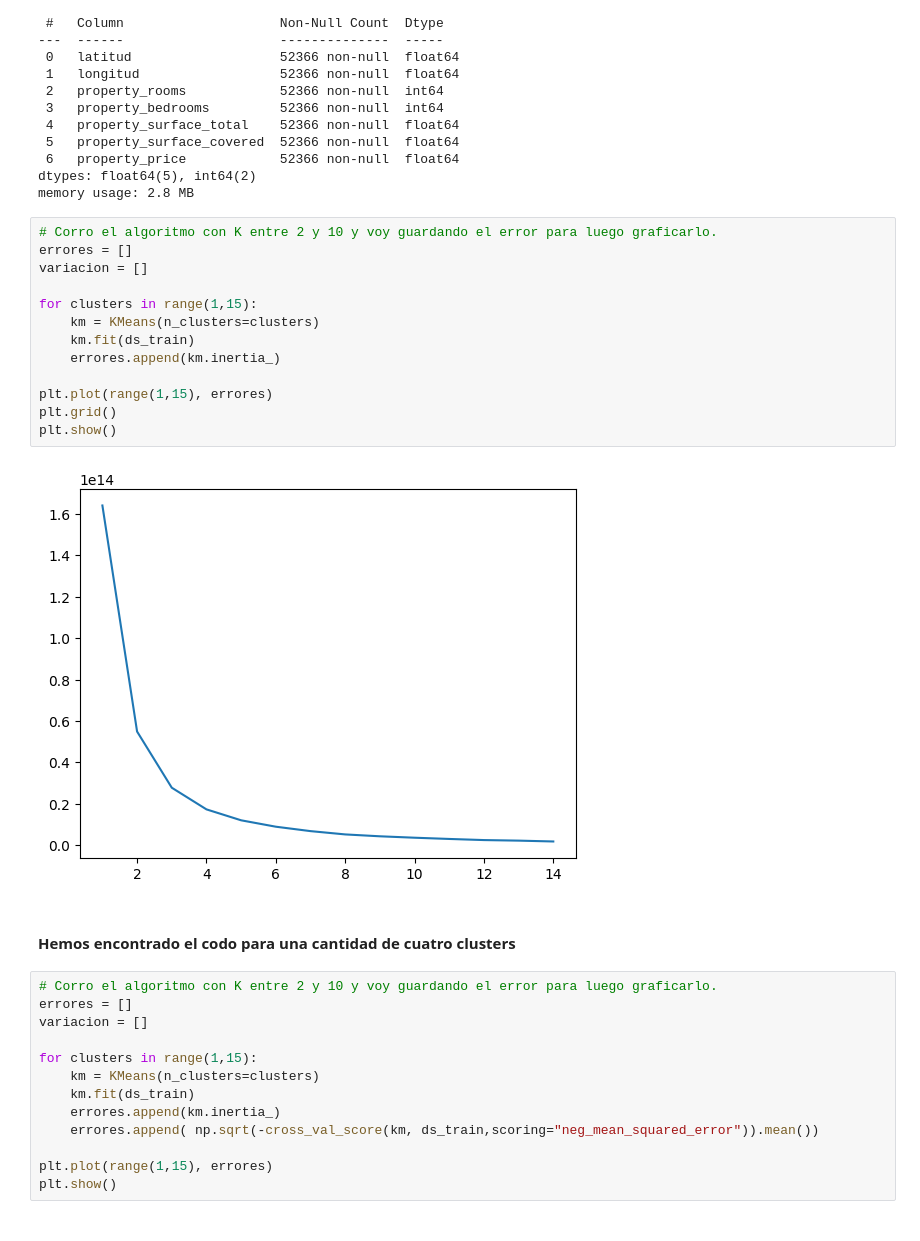
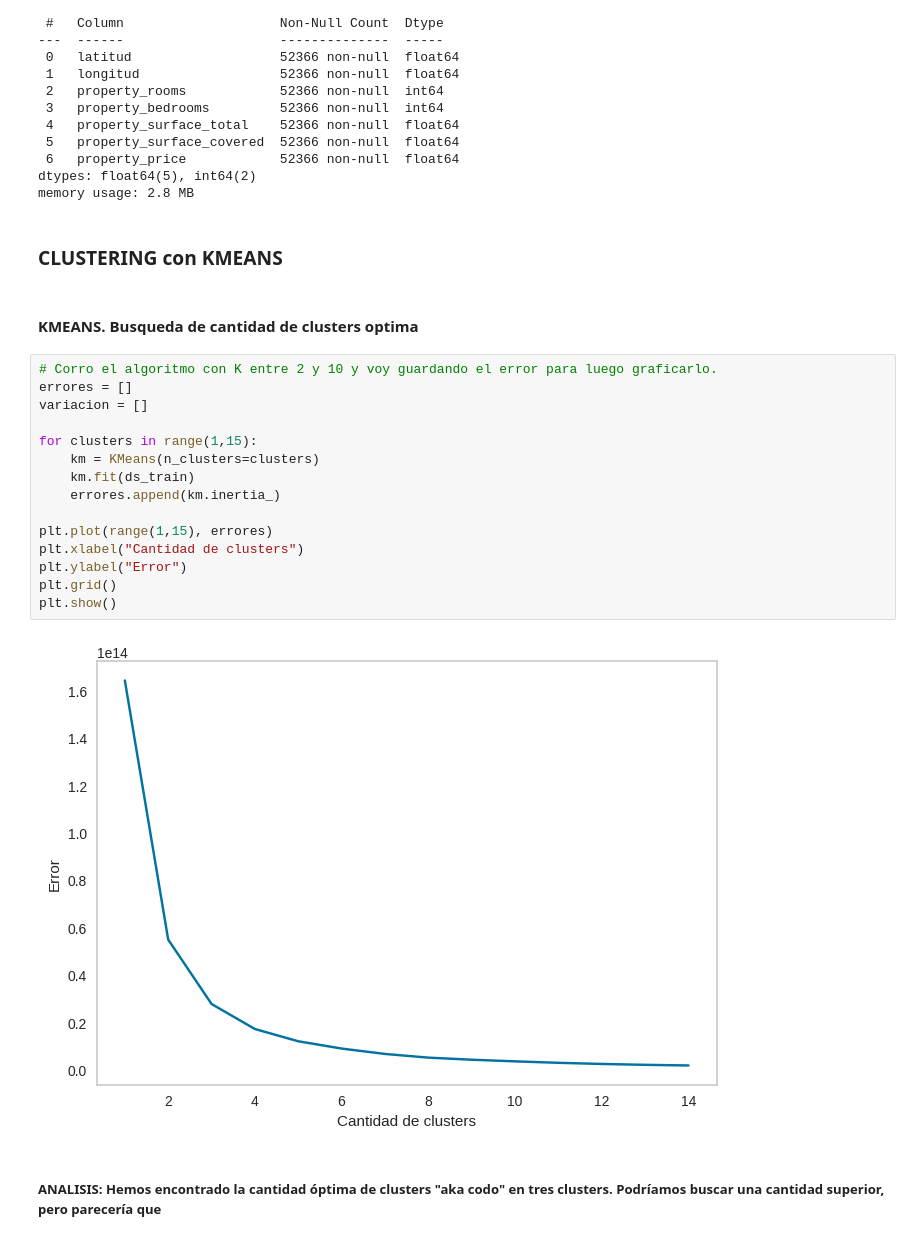
Before and after one commit to sttesta3/7506R-1C2024-GRUPO08, a Jupyter notebook: Clustering.ipynb, the cells around one changed output. Drawn from its saved outputs; the diff is of its cells as text.

Commit message:
WIP: Tres o cuatro clusters

```diff
--- a/Clustering.ipynb
+++ b/Clustering.ipynb
@@ -49,34 +51,27 @@ Data columns (total 7 columns):
  6   property_price            52366 non-null  float64
 dtypes: float64(5), int64(2)
 memory usage: 2.8 MB
+# %% [markdown]
+### CLUSTERING con KMEANS
+# %% [markdown]
+#### KMEANS. Busqueda de cantidad de clusters optima
 # %%
 # Corro el algoritmo con K entre 2 y 10 y voy guardando el error para luego graficarlo.
 errores = []
 variacion = []
 
 for clusters in range(1,15):
     km = KMeans(n_clusters=clusters)
     km.fit(ds_train)
     errores.append(km.inertia_)
 
 plt.plot(range(1,15), errores)
+plt.xlabel("Cantidad de clusters")
+plt.ylabel("Error")
 plt.grid()
 plt.show()
 # %% [output]
-[figure, old version]
+[figure, new version]
-# %% [markdown]
-#### Hemos encontrado el codo para una cantidad de cuatro clusters
-# %%
-# Corro el algoritmo con K entre 2 y 10 y voy guardando el error para luego graficarlo.
-errores = []
-variacion = []
-
-for clusters in range(1,15):
-    km = KMeans(n_clusters=clusters)
-    km.fit(ds_train)
-    errores.append(km.inertia_)
-    errores.append( np.sqrt(-cross_val_score(km, ds_train,scoring="neg_mean_squared_error")).mean())
-
-plt.plot(range(1,15), errores)
-plt.show()
+# %% [markdown]
+##### ANALISIS: Hemos encontrado la cantidad óptima de clusters "aka codo" en tres clusters. Podríamos buscar una cantidad superior, pero parecería que
 # %%
```
Also changed, not shown: parts of 12 cells of this notebook.
